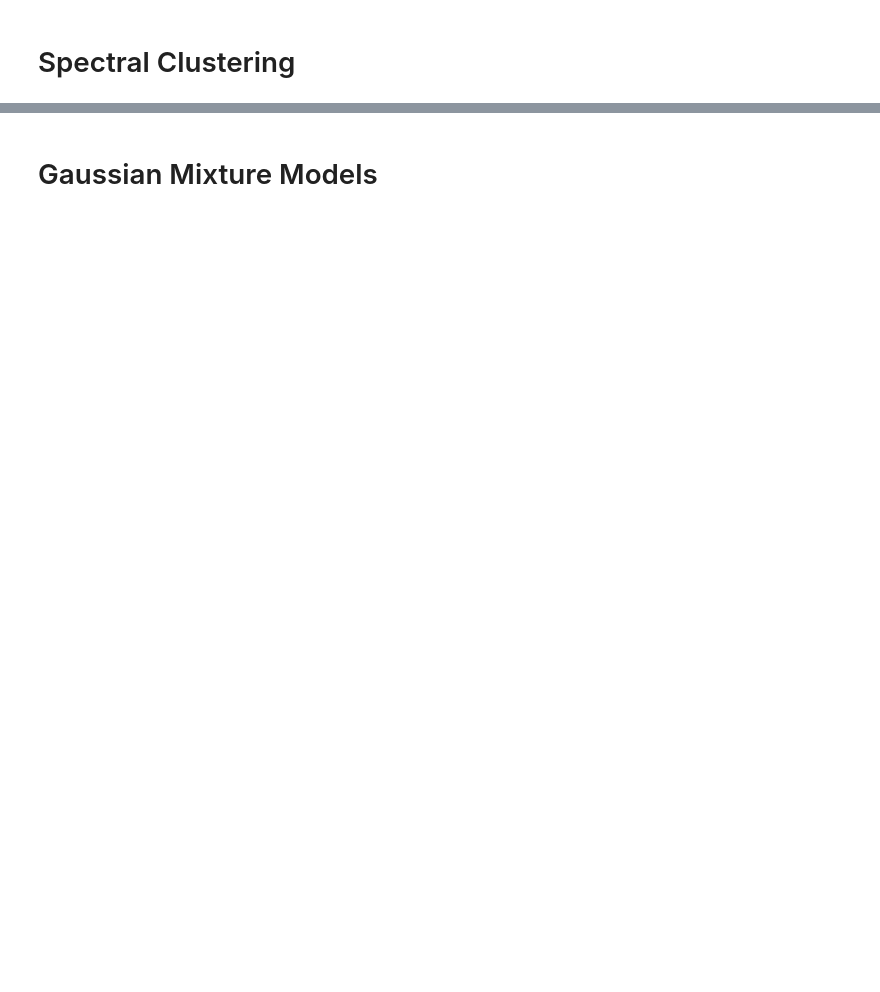
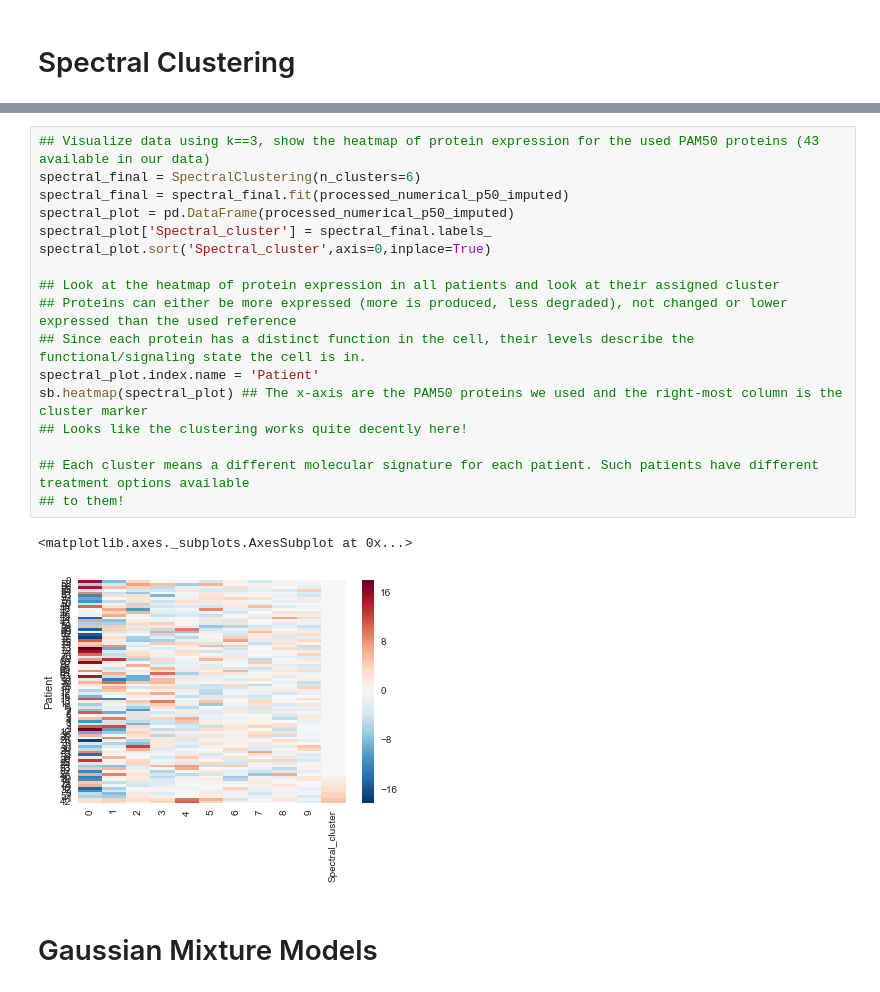
Before and after one commit to Richarizardd/MLFinal, a Jupyter notebook: final.ipynb, the cells around one changed output, grey strips where cells are left out. Cells and saved outputs as stored; diff of their text form; blank space fills up the shorter version.

```diff
--- a/final.ipynb
+++ b/final.ipynb
@@ -308,3 +321,23 @@ pd.DataFrame(spectral_metrics, columns=["k = "+str(k) for k in n_clusters], inde
+# %%
+## Visualize data using k==3, show the heatmap of protein expression for the used PAM50 proteins (43 available in our data)
+spectral_final = SpectralClustering(n_clusters=6)
+spectral_final = spectral_final.fit(processed_numerical_p50_imputed)
+spectral_plot = pd.DataFrame(processed_numerical_p50_imputed)
+spectral_plot['Spectral_cluster'] = spectral_final.labels_
+spectral_plot.sort('Spectral_cluster',axis=0,inplace=True)
+
+## Look at the heatmap of protein expression in all patients and look at their assigned cluster
+## Proteins can either be more expressed (more is produced, less degraded), not changed or lower expressed than the used reference
+## Since each protein has a distinct function in the cell, their levels describe the functional/signaling state the cell is in.
+spectral_plot.index.name = 'Patient'
+sb.heatmap(spectral_plot) ## The x-axis are the PAM50 proteins we used and the right-most column is the cluster marker
+## Looks like the clustering works quite decently here!
+
+## Each cluster means a different molecular signature for each patient. Such patients have different treatment options available
+## to them!
+# %% [output]
+<matplotlib.axes._subplots.AxesSubplot at 0x...>
+[figure, added]
 # %% [markdown]
 # Gaussian Mixture Models
 # %%
```
Also changed, not shown: parts of 16 cells of this notebook.
